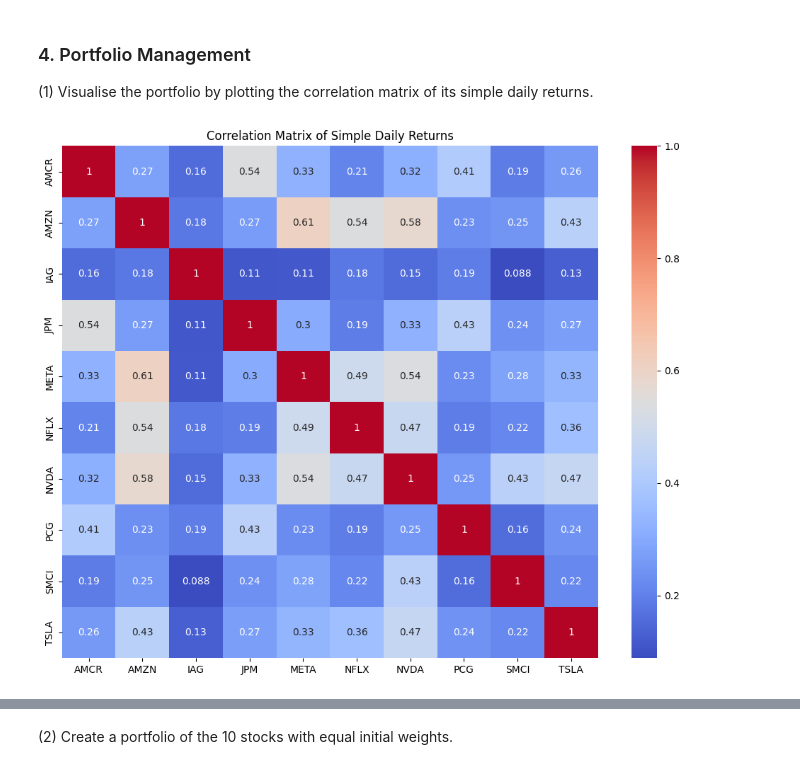
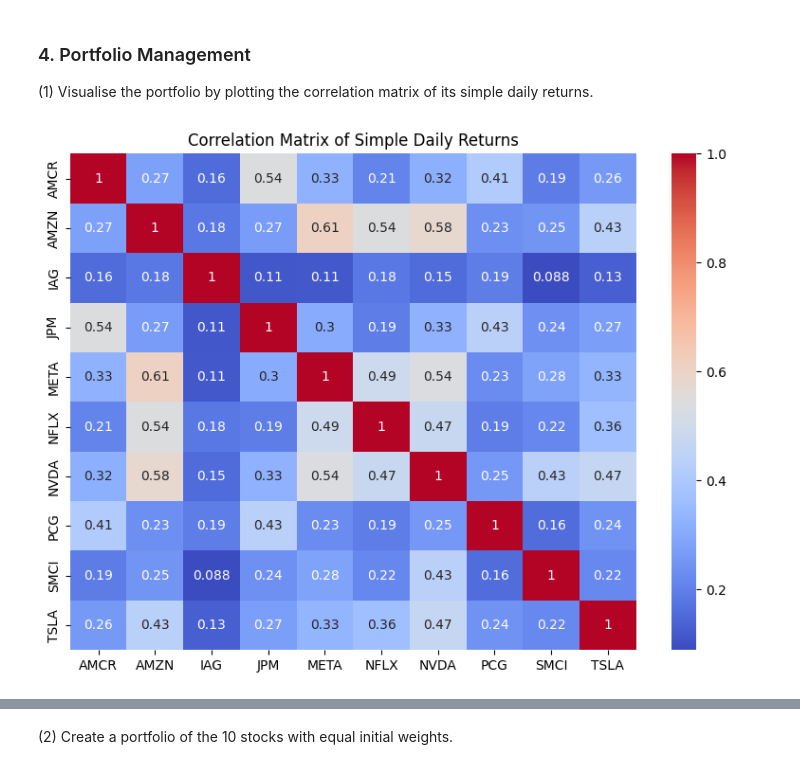
Before and after one commit to Imperial-Business-School/python-for-finance-Chloe-Zhang2025, a Jupyter notebook: Assessment/Individual.ipynb, the cells around one changed output, grey strips where cells are left out. Saved outputs shown, nothing was run; the diff lists cells and outputs as text; code cells hidden in the pictures.

```diff
--- a/Assessment/Individual.ipynb
+++ b/Assessment/Individual.ipynb
@@ -190,10 +190,10 @@ TSLA                   -0.957668                   13.552015
 ### 4. Portfolio Management
 (1) Visualise the portfolio by plotting the correlation matrix of its simple daily returns.
 # %%
-plt.figure(figsize=(10, 8))
+plt.figure(figsize=(8, 6))
 sns.heatmap(buyhold_returns_df.corr(), annot=True, cmap="coolwarm")
 plt.title("Correlation Matrix of Simple Daily Returns")
 plt.tight_layout()
 plt.show()
 # %% [output]
-[figure, old version]
+[figure, new version]
```
Also changed, not shown: parts of 10 cells of this notebook, 2 other files.
